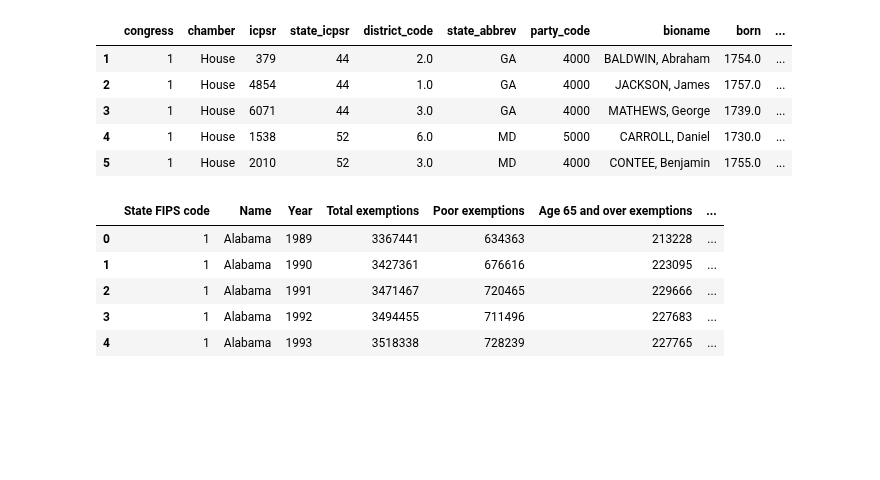
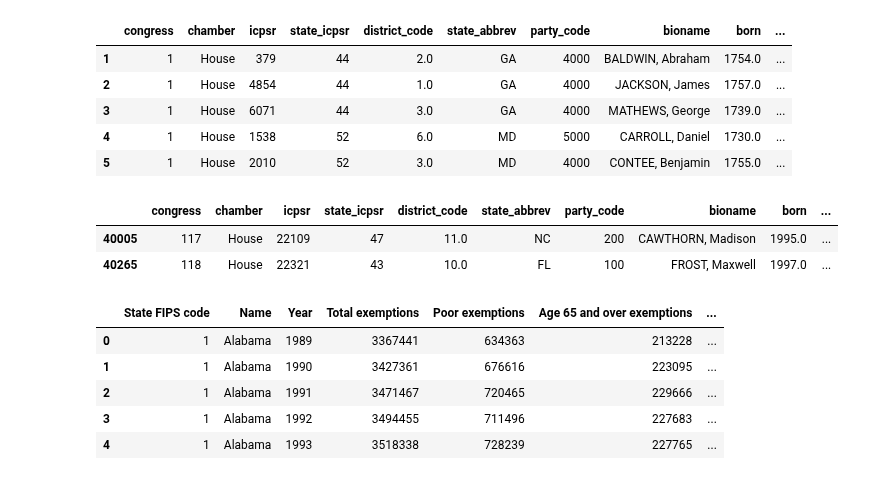
Before and after one commit to V993/Representative-Polarity-US-House, a Jupyter notebook: vote_view_and_irs.ipynb, the cells around one changed output. Drawn from its saved outputs; the diff is of its cells as text; code cells hidden in the pictures; blank space fills up the shorter version.

```diff
--- a/vote_view_and_irs.ipynb
+++ b/vote_view_and_irs.ipynb
@@ -14,6 +14,13 @@ voteview_df.head(5)
 | 3 | 1 | House | 6071 | 44 | 3.0 | GA | 4000 | MATHEWS, George | 1739.0 | ... |
 | 4 | 1 | House | 1538 | 52 | 6.0 | MD | 5000 | CARROLL, Daniel | 1730.0 | ... |
 | 5 | 1 | House | 2010 | 52 | 3.0 | MD | 4000 | CONTEE, Benjamin | 1755.0 | ... |
+# %%
+age_mask = voteview_df["born"] > 1990
+voteview_df[age_mask]
+# %% [output]
+|  | congress | chamber | icpsr | state_icpsr | district_code | state_abbrev | party_code | bioname | born | ... |
+| 40005 | 117 | House | 22109 | 47 | 11.0 | NC | 200 | CAWTHORN, Madison | 1995.0 | ... |
+| 40265 | 118 | House | 22321 | 43 | 10.0 | FL | 100 | FROST, Maxwell | 1997.0 | ... |
 # %%
 # Get IRS data:
 saipe_df = pd.read_excel("irs.xls",skiprows=2)
```
Also changed, not shown: 4 other files.
